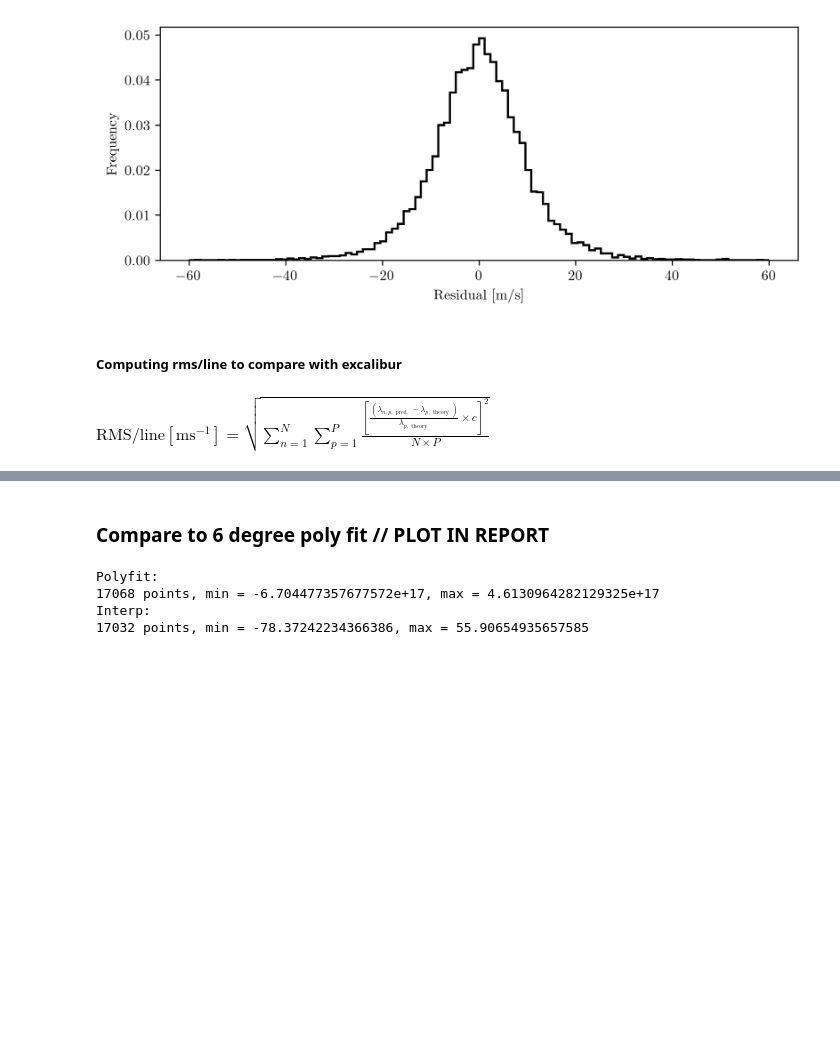
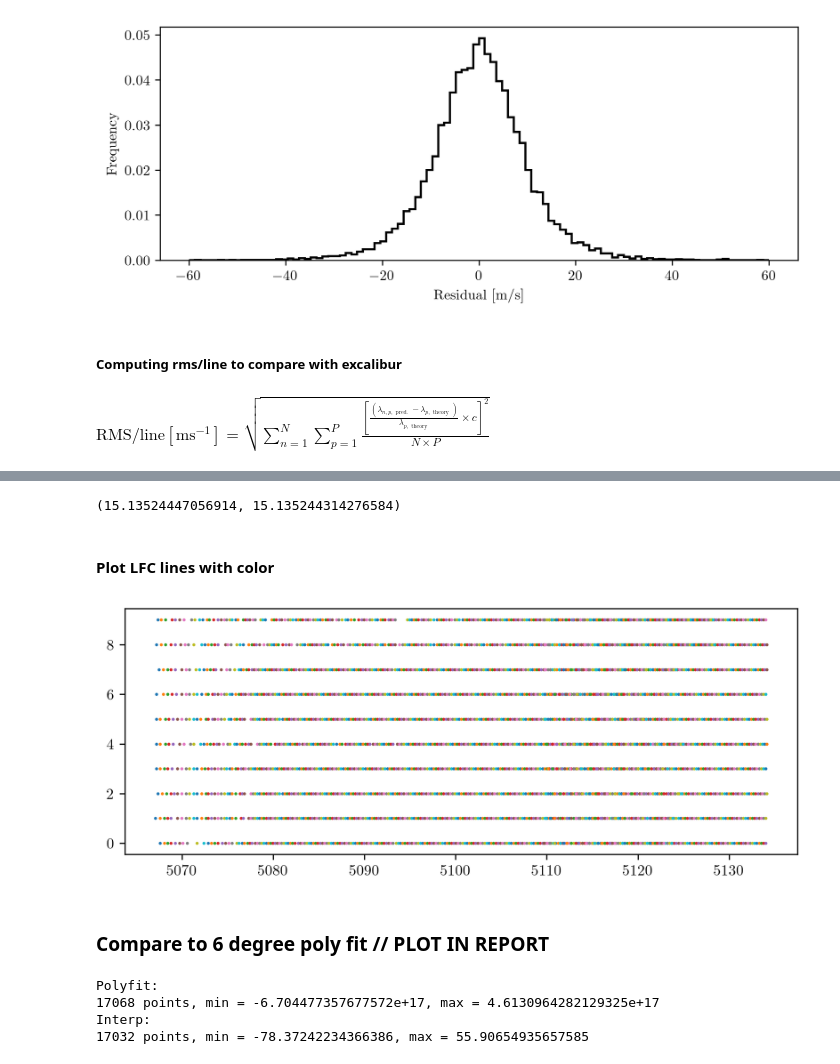
Before and after one commit to Harteg/bachelor-project, a Jupyter notebook: calib_interpolation.ipynb, the cells around one changed output, grey strips where cells are left out. Drawn from its saved outputs; the diff is of its cells as text; code cells hidden in the pictures; blank space fills up the shorter version.

```diff
--- a/calib_interpolation.ipynb
+++ b/calib_interpolation.ipynb
@@ -110,7 +110,7 @@ def compute_res(list, list_y_theory, list_y_predicted, peak_fitting_results, omi
             order, peak_fits, wavel_true = order, peak_fits[1:], wavel_true[1:]
 
         # Take every other element
-        x_interp = peak_fits[:,nth_peak][::nth_peak]
+        x_interp = peak_fits[:,2][::nth_peak]
         y_interp = wavel_true[::nth_peak][:, 0]
 
         if pchip:
@@ -119,7 +119,7 @@ def compute_res(list, list_y_theory, list_y_predicted, peak_fitting_results, omi
             f2 = interp1d(x_interp, y_interp, kind='cubic') # fill_value="extrapolate" is used to extrapolate to reach the last items outside (last item in list)
 
         # Residuals for all x and y
-        x_remain = peak_fits[:,nth_peak][1::nth_peak] # Take every other element starting at index 1 (so we get the other ones), and skip last item
+        x_remain = peak_fits[:,2][1::nth_peak] # Take every other element starting at index 1 (so we get the other ones), and skip last item
         y_remain = wavel_true[1::nth_peak][:, 0]
         x_remain = x_remain[1:-1]  # first and last data points don't work well — exclude them ... TODO ?
         y_remain = y_remain[1:-1]
@@ -235,0 +229,2 @@ $
+# %%
+all_residuals = compute_interp_residuals_for_all_files()
@@ -236,3 +250,28 @@ $
+# %%
+c = 299792458
+
+summer = ((df.y_predicted - df.y_theory)/df.y_theory * c) ** 2 / len(df.y_theory)
+line_rms = np.sqrt(np.sum(summer))
+
+x = df.residual - np.mean(df.residual)
+standard_rms = np.sqrt(np.sum(x ** 2) / len(x - 1))
+
+line_rms, standard_rms
+# %% [output]
+(15.13524447056914, 15.135244314276584)
+# %% [markdown]
+#### Plot LFC lines with color
+# %%
+from color_spec import *
+
+# ColourSystem.spec_to_rgb(300)
+
+plt.figure(figsize=(8,3))
+for res, y_t, y_p, index in zip(all_residuals[0], all_residuals[1], all_residuals[2], np.arange(len(all_residuals[0]))):
+    for y in tqdm(y_p[:300]):
+        plt.scatter(y, index, s=1)
+# %% [output]
+[figure, added]
 # %% [markdown]
 ### Compare to 6 degree poly fit // PLOT IN REPORT
 # %%
```
Also changed, not shown: parts of 3 cells of this notebook, 19 other files.
